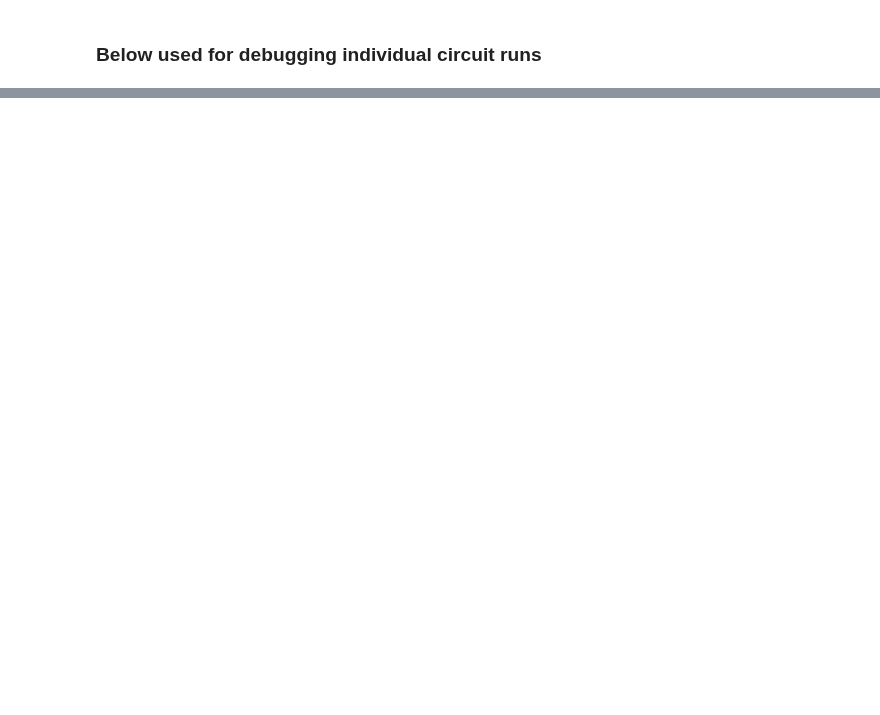
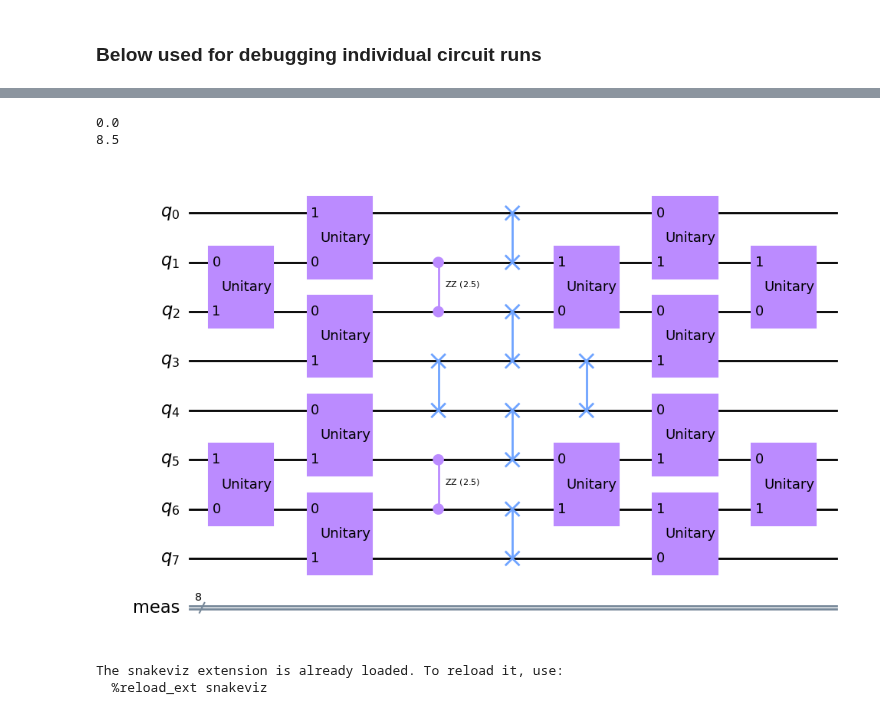
Before and after one commit to Pitt-JonesLab/mirror-gates, a Jupyter notebook: src/notebooks/debug_bench.ipynb, the cells around one changed output, grey strips where cells are left out. Saved outputs shown, nothing was run; the diff lists cells and outputs as text; code cells hidden in the pictures; blank space fills up the shorter version.

```diff
--- a/src/notebooks/debug_bench.ipynb
+++ b/src/notebooks/debug_bench.ipynb
@@ -84,0 +126,31 @@ qc.draw("mpl", fold=-1)
+# %%
+from mirror_gates.pass_managers import SabreMS, QiskitLevel3
+from transpile_benchy.metrics.depth_metric import DepthMetric
+
+runner = SabreMS(
+    coupling_map, cx_basis=0, parallel=False, logger=transpile_benchy_logger
+)
+metric = DepthMetric()
+runner.append_metric_pass(metric)
+runner.run(qc)
+print(runner.property_set["accepted_subs"])
+print(runner.property_set["monodromy_depth"])
+# display(runner.property_set['pre'].draw('mpl'))
+display(runner.property_set["mid"].draw("mpl", fold=0))
+# display(runner.property_set['post0'].draw('mpl'))
+# display(runner.property_set['post'].draw('mpl', fold=-1))
+# display(transp.draw(output="mpl", fold=-1))
+# %% [output]
+0.0
+8.5
+[figure, added]
+# %%
+%load_ext snakeviz
+import cProfile
+
+# Profile 'your_function' and write the result into 'my_profile.profile'
+cProfile.run("runner.run(qc)", "my_profile4.prof")
+# !snakeviz 'src/notebooks/my_profile.profile'
+# %% [output]
+The snakeviz extension is already loaded. To reload it, use:
+  %reload_ext snakeviz
```
Also changed, not shown: parts of 12 cells of this notebook, 4 other files.
